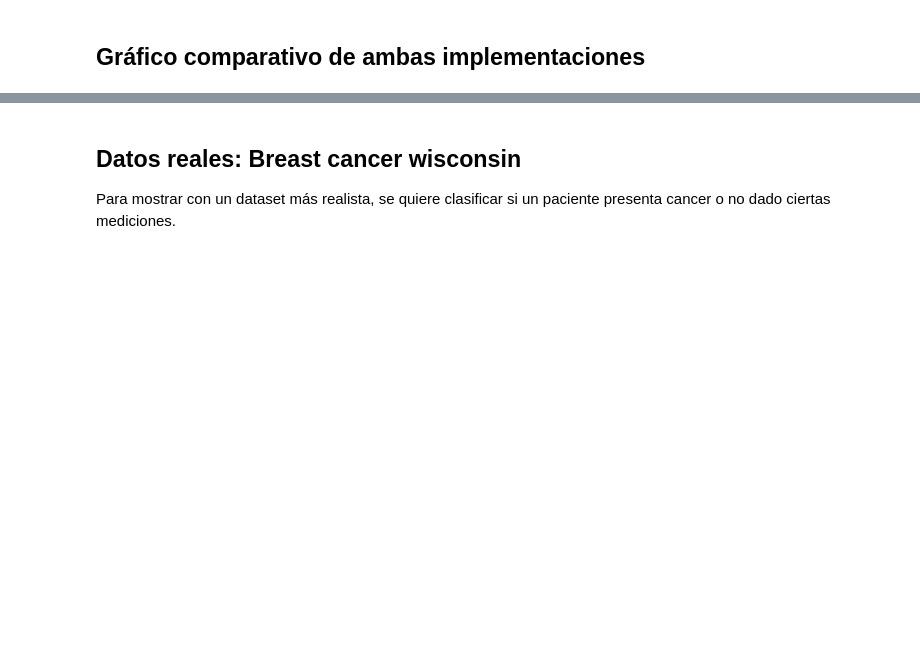
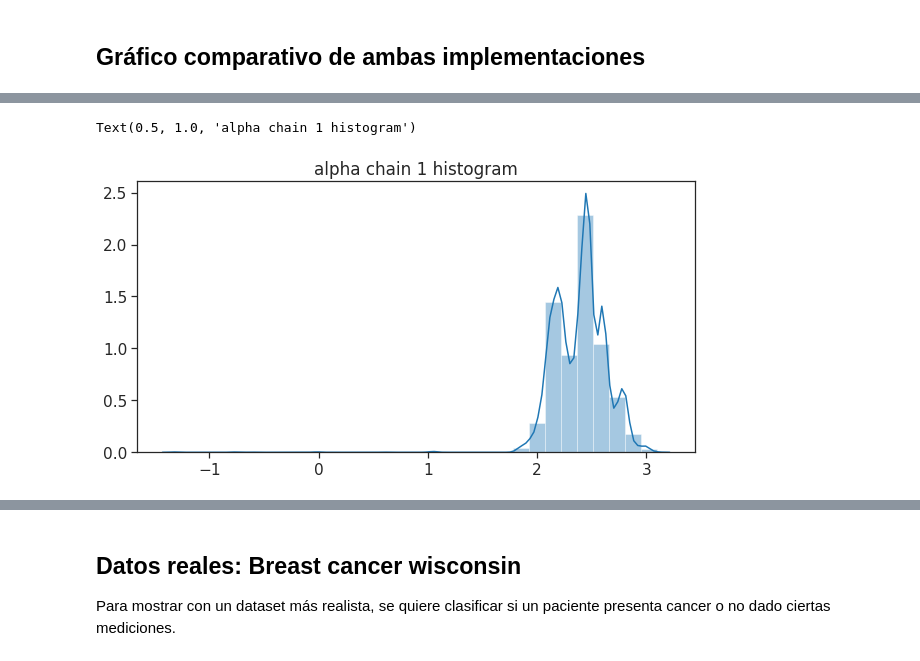
Before and after one commit to GAMES-UChile/Curso-BancoEstado, a Jupyter notebook: modulo7/modulo7.ipynb, the cells around one changed output, grey strips where cells are left out. Cells and saved outputs as stored; diff of their text form; code cells hidden in the pictures; blank space fills up the shorter version.

```diff
--- a/modulo7/modulo7.ipynb
+++ b/modulo7/modulo7.ipynb
@@ -299,0 +314,6 @@ ValueError: matmul: Input operand 1 has a mismatch in its core dimension 0, with
+# %%
+sns.distplot(chain1[:,1],bins=30)
+plt.title("alpha chain 1 histogram")
+# %% [output]
+Text(0.5, 1.0, 'alpha chain 1 histogram')
+[figure, added]
```
Also changed, not shown: parts of 8 cells of this notebook.
